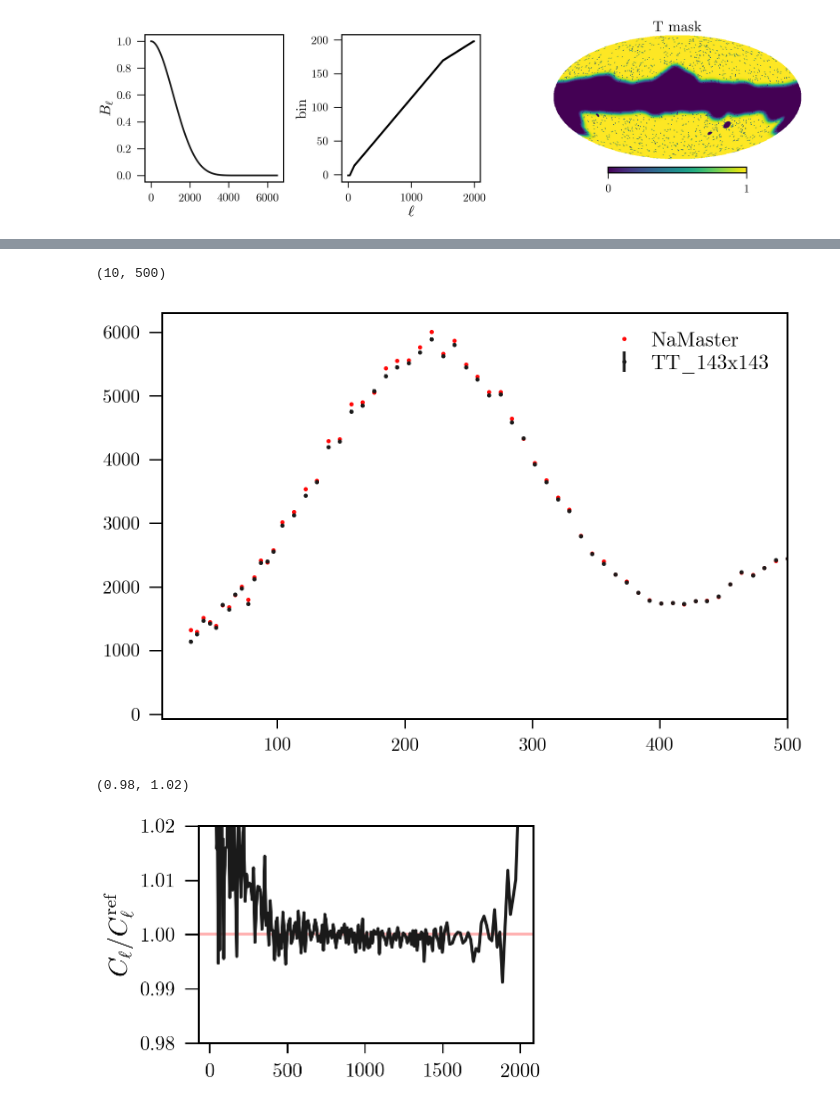
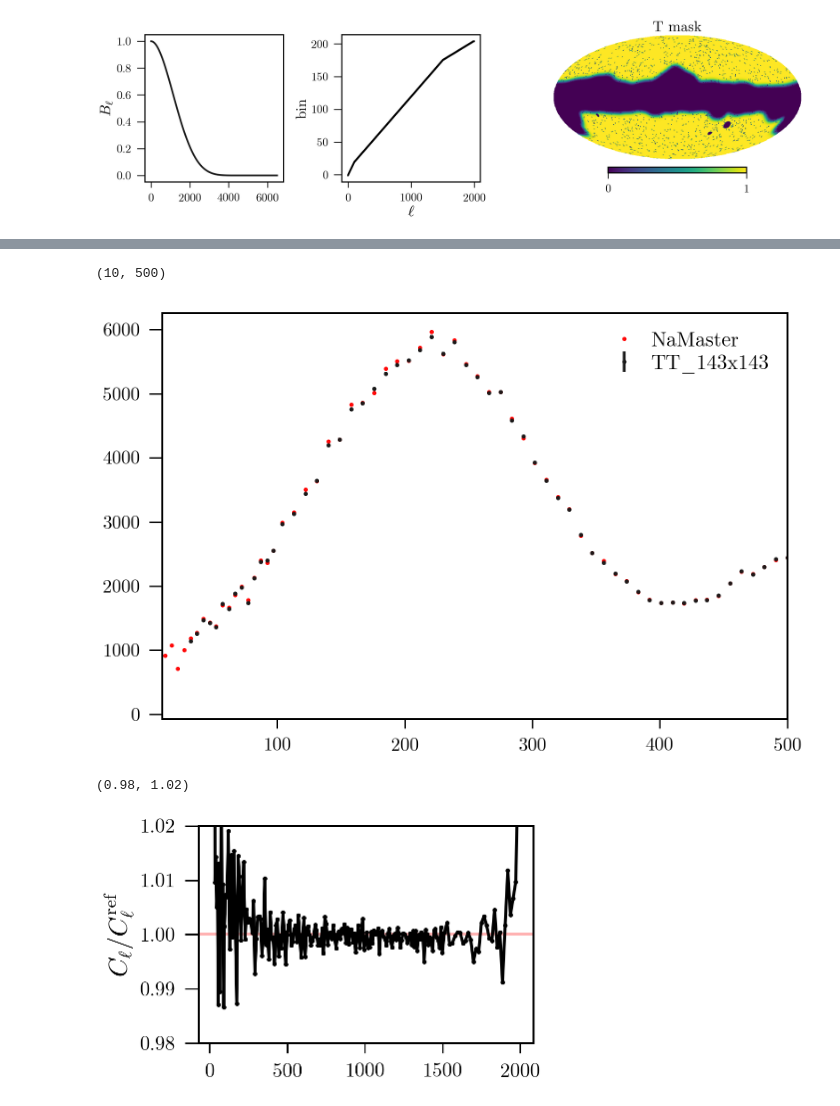
Before and after one commit to xzackli/PSpipe, a Jupyter notebook: project/Planck/Example 1. Cross Spectra.ipynb, the cells around one changed output, grey strips where cells are left out. Saved outputs shown, nothing was run; the diff lists cells and outputs as text; code cells hidden in the pictures.

```diff
--- a/project/Planck/Example 1. Cross Spectra.ipynb
+++ b/project/Planck/Example 1. Cross Spectra.ipynb
@@ -14,7 +14,7 @@ import pymaster as nmt
 # %%
 f0, f1 = '143', '143'
 split0, split1 = '1', '2'
-lmax = 1996
+lmax = 1997
 lmax_beam = 6500 # beam needs to extend to high enough ell for NaMaster
 nside = 2048
 # %%
@@ -23,7 +23,7 @@ beam_ell, beam = np.genfromtxt(beam_filename, unpack=True) # beam file is ell, B
 Bl = np.zeros(lmax_beam)
 Bl[beam_ell.astype(int)] = beam
 
-binleft, binright = np.genfromtxt('planck_spectra/binused.dat',
+binleft, binright = np.genfromtxt('Planck_data/binused.dat',
                                   unpack=True, usecols=(0,1), dtype=((int), (int)))
 ells = np.arange(lmax)
 bpws = -1+np.zeros_like(ells) #Array of bandpower indices
@@ -96,12 +103,12 @@ plt.legend()
 plt.xlim(10,500)
 # %% [output]
 (10, 500)
-[figure, old version]
+[figure, new version]
 # %%
 plt.axhline(1, color='red', alpha=0.3)
-plt.plot( l, cl_00[0][:199] *  1e6**2 / (cl*l*(l+1)/(2*np.pi)))
+plt.plot( l, cl_00[0][6:199+6] *  1e6**2 / (cl*l*(l+1)/(2*np.pi)), 'k.')
 plt.ylabel(r'$C_{\ell} / C_{\ell}^{\mathrm{ref}}$')
 plt.ylim(0.98,1.02)
 # %% [output]
 (0.98, 1.02)
-[figure, old version]
+[figure, new version]
```
Also changed, not shown: parts of 2 cells of this notebook.
